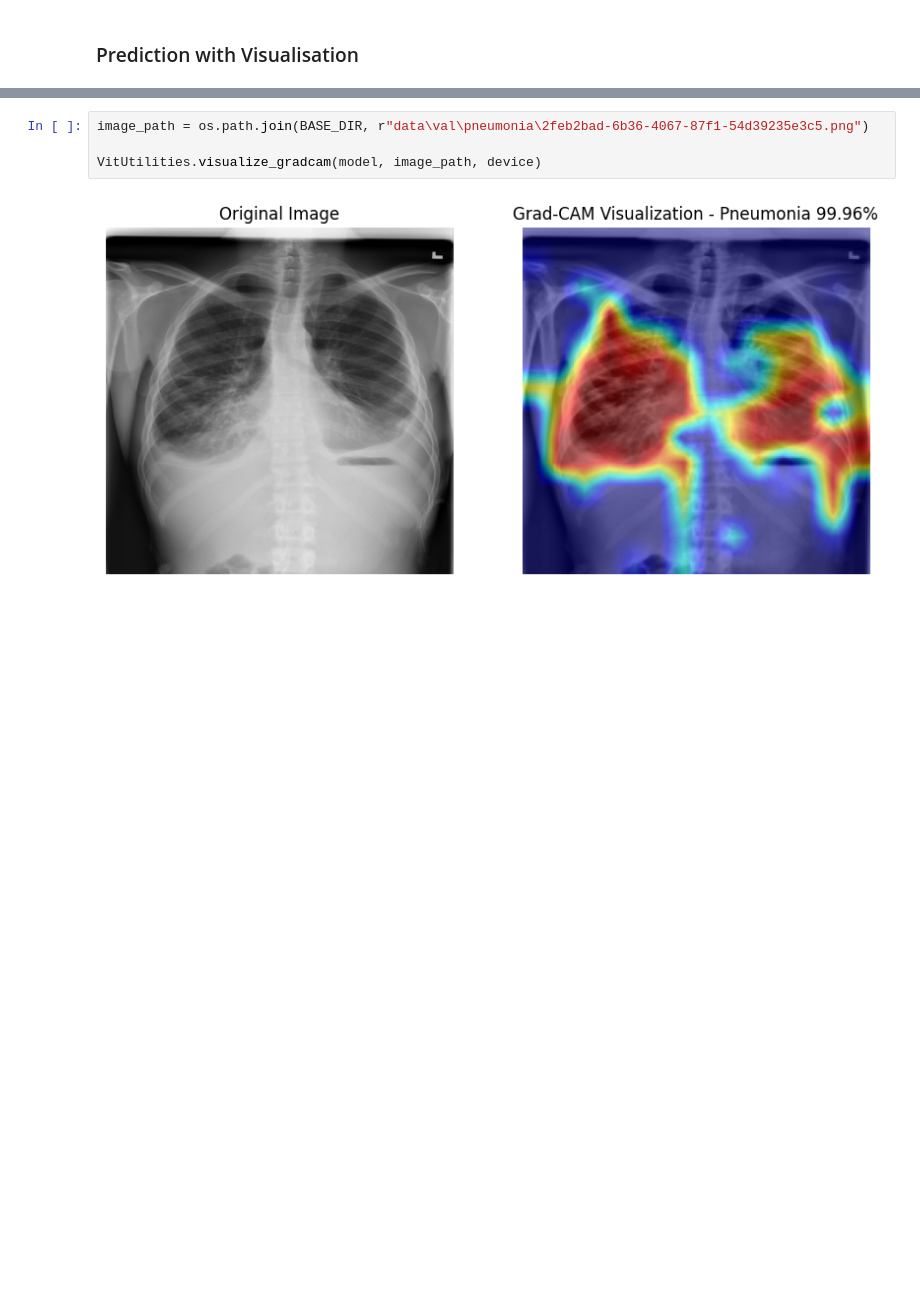
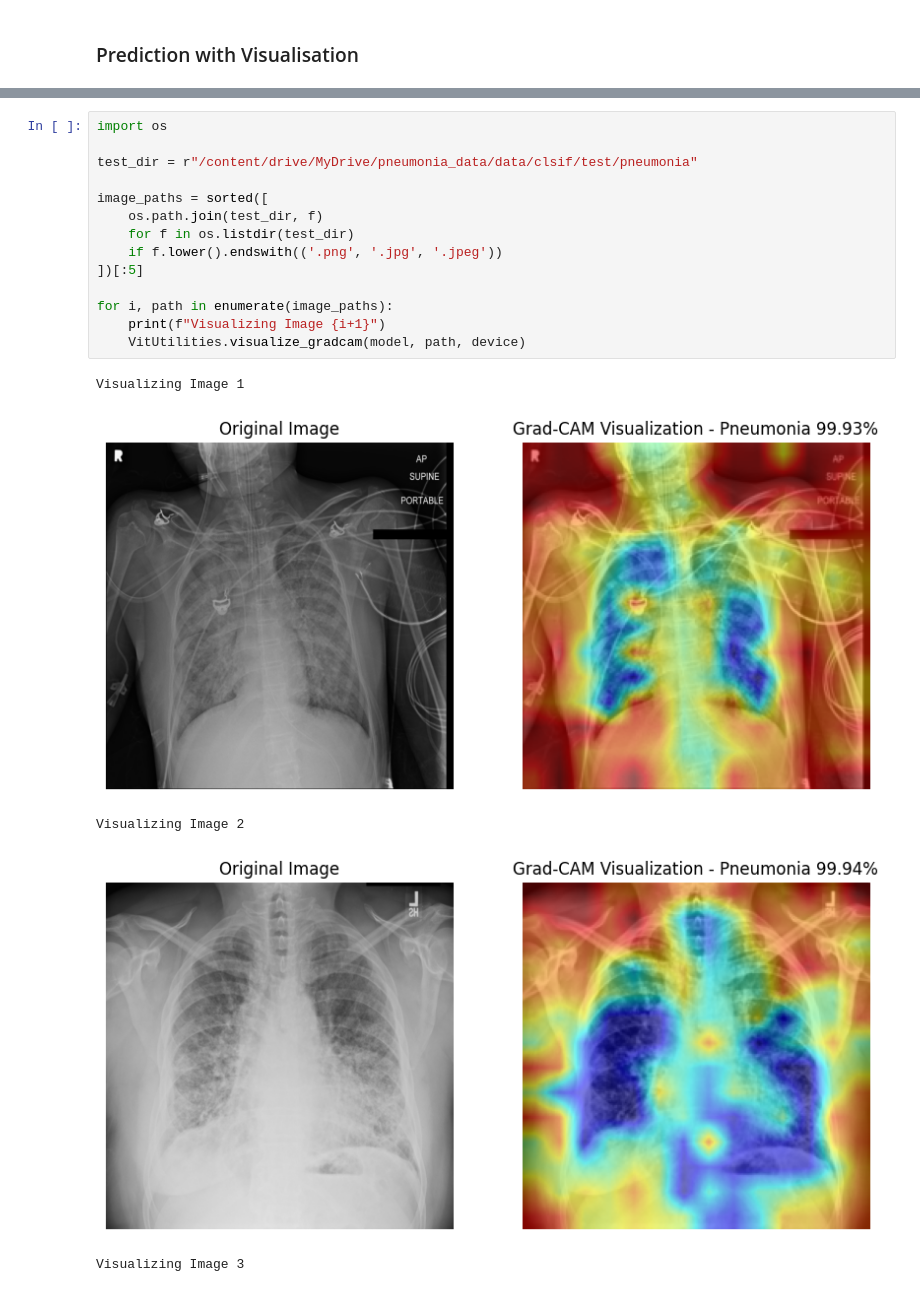
Before and after one commit to Tarik-Alaiwi-dev/pneumonia_training, a Jupyter notebook: vit_2/vit_2.ipynb, the cells around one changed output, grey strips where cells are left out. Saved outputs shown, nothing was run; the diff lists cells and outputs as text; blank space fills up the shorter version.

```diff
--- a/vit_2/vit_2.ipynb
+++ b/vit_2/vit_2.ipynb
@@ -105,6 +155,20 @@ VitUtilities.visualize_gradcam(model, image_path, device)
-# %%
-image_path = os.path.join(BASE_DIR, r"data\val\pneumonia\2feb2bad-6b36-4067-87f1-54d39235e3c5.png")
-
-VitUtilities.visualize_gradcam(model, image_path, device)
-# %% [output]
-[figure, removed]
+# %%
+import os
+
+test_dir = r"/content/drive/MyDrive/pneumonia_data/data/clsif/test/pneumonia"
+
+image_paths = sorted([
+    os.path.join(test_dir, f)
+    for f in os.listdir(test_dir)
+    if f.lower().endswith(('.png', '.jpg', '.jpeg'))
+])[:5]
+
+for i, path in enumerate(image_paths):
+    print(f"Visualizing Image {i+1}")
+    VitUtilities.visualize_gradcam(model, path, device)
+# %% [output]
+Visualizing Image 1
+[figure, added]
+Visualizing Image 2
+[figure, added]
+Visualizing Image 3
```
Also changed, not shown: parts of 9 cells of this notebook, 1 other file.
